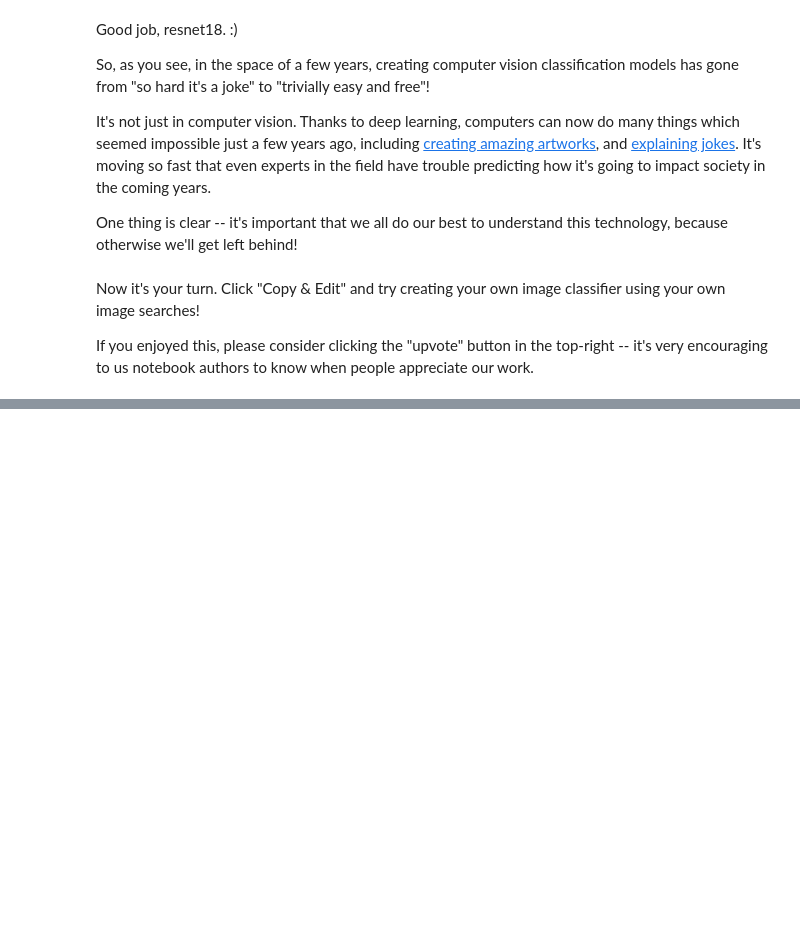
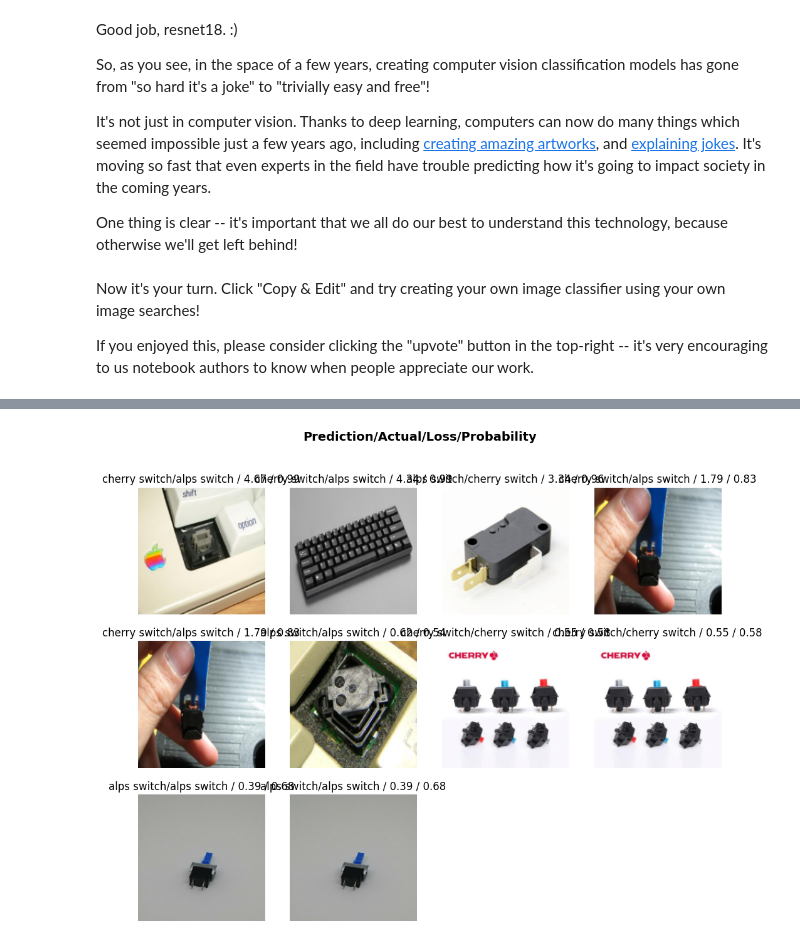
Before and after one commit to DioneJM/course22, a Jupyter notebook: 00-is-it-a-bird-creating-a-model-from-your-own-data.ipynb, the cells around one changed output, grey strips where cells are left out. Cells and saved outputs as stored; diff of their text form; code cells hidden in the pictures; blank space fills up the shorter version.

```diff
--- a/00-is-it-a-bird-creating-a-model-from-your-own-data.ipynb
+++ b/00-is-it-a-bird-creating-a-model-from-your-own-data.ipynb
@@ -174,0 +183,3 @@ If you enjoyed this, please consider clicking the "upvote" button in the top-rig
+# %%
+interp.plot_top_losses(10)
+# %% [output]
@@ -174,0 +187 @@ If you enjoyed this, please consider clicking the "upvote" button in the top-rig
+[figure, added]
```
Also changed, not shown: parts of 10 cells of this notebook, 1 other file.
